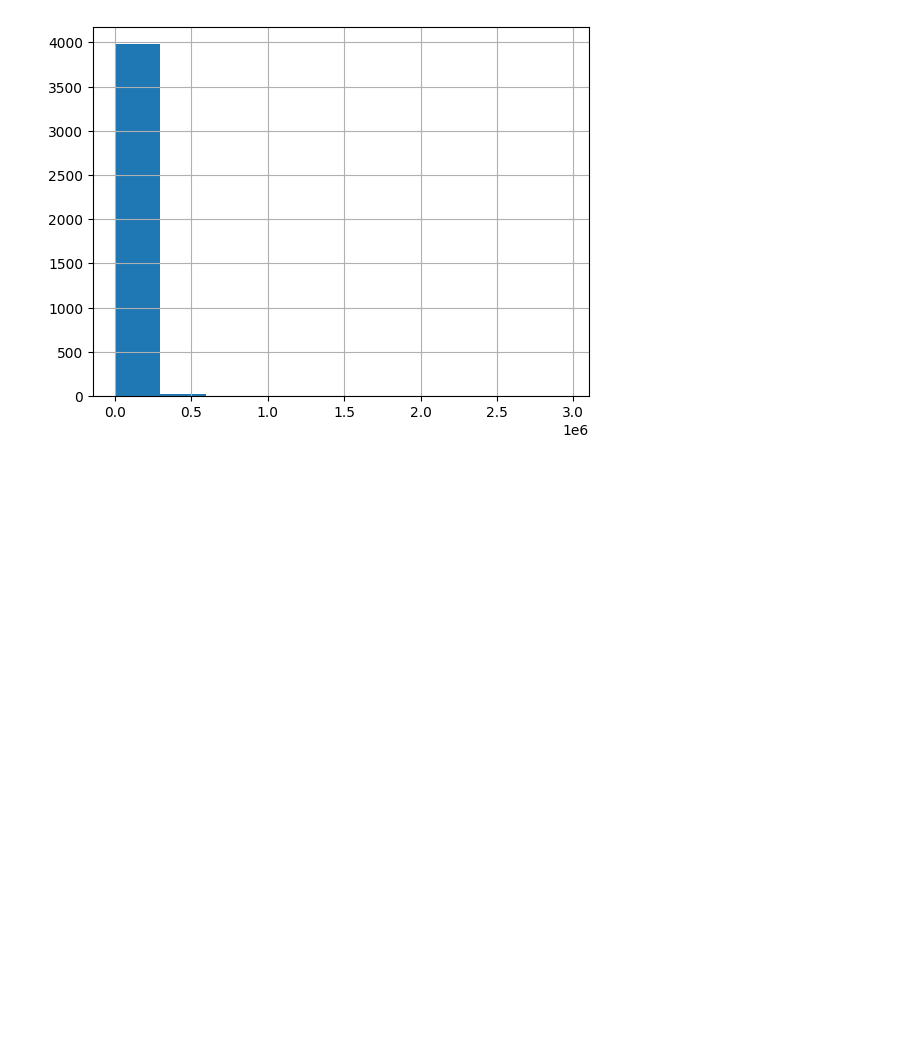
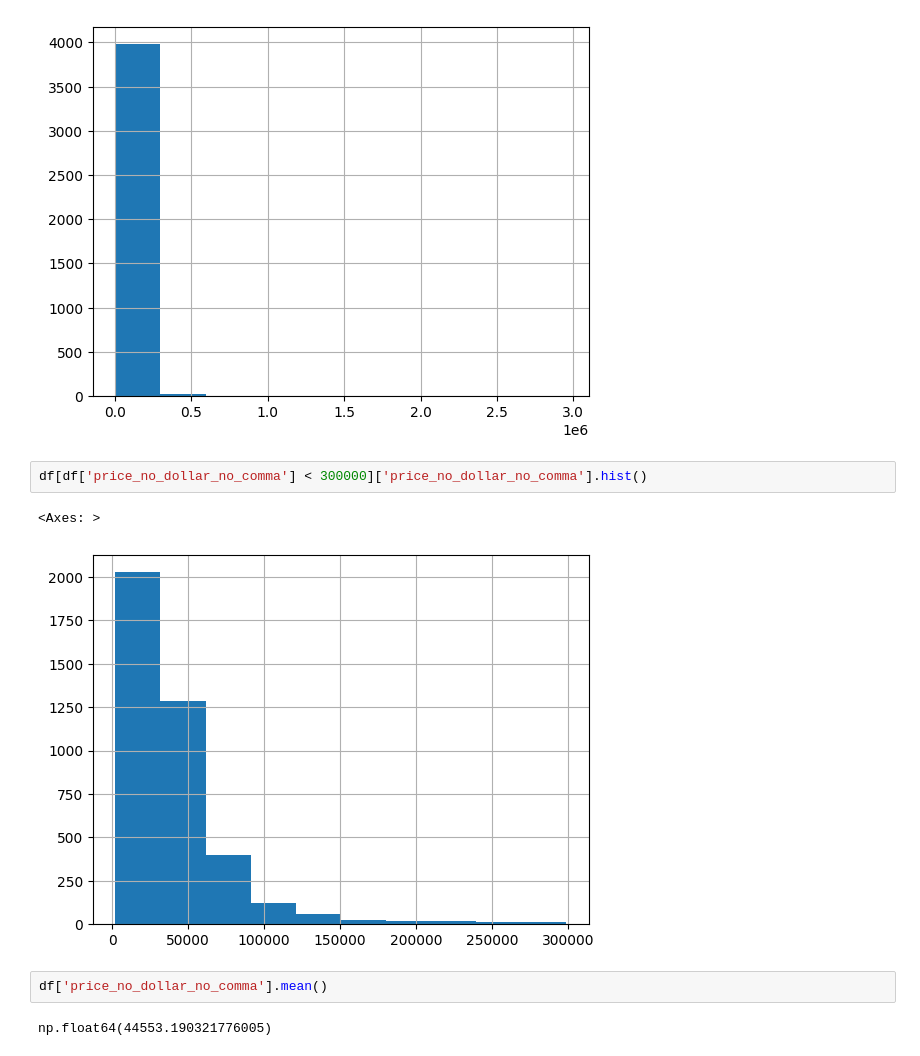
Before and after one commit to vishaltechevangelist/predict_car_price, a Jupyter notebook: notebooks/pandas.ipynb, the cells around one changed output. Drawn from its saved outputs; the diff is of its cells as text; blank space fills up the shorter version.

```diff
--- a/notebooks/pandas.ipynb
+++ b/notebooks/pandas.ipynb
@@ -114,3 +114,12 @@ df['price_no_dollar_no_comma'].hist(bins=10)
 # %% [output]
 <Axes: >
 [figure]
+# %%
+df[df['price_no_dollar_no_comma'] < 300000]['price_no_dollar_no_comma'].hist()
+# %% [output]
+<Axes: >
+[figure, added]
+# %%
+df['price_no_dollar_no_comma'].mean()
+# %% [output]
+np.float64(44553.190321776005)
```
Also changed, not shown: parts of 9 cells of this notebook, 5 other files.
